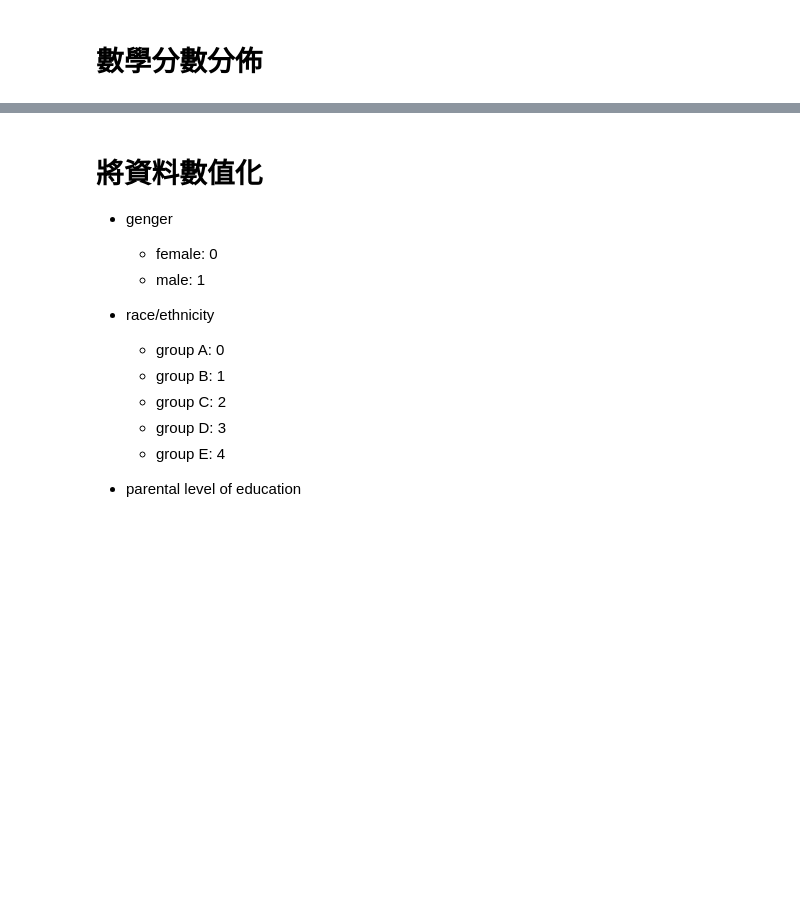
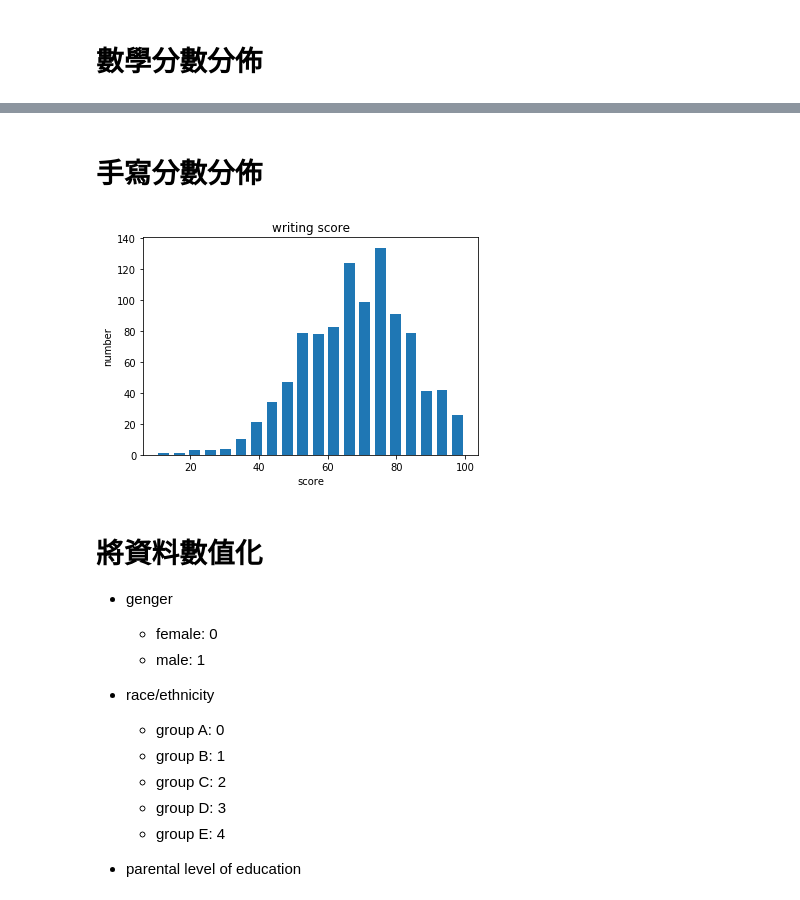
Before and after one commit to yuyingg0921/fda-hw, a Jupyter notebook: hw1/student_performance.ipynb, the cells around one changed output, grey strips where cells are left out. Cells and saved outputs as stored; diff of their text form; code cells hidden in the pictures; blank space fills up the shorter version.

```diff
--- a/hw1/student_performance.ipynb
+++ b/hw1/student_performance.ipynb
@@ -84,3 +97,13 @@ plt.show()
+# %% [markdown]
+# 手寫分數分佈
+# %%
+plt.hist(x=pd_data['writing score'], bins=20, rwidth=0.7)
+plt.title('writing score')
+plt.xlabel('score')
+plt.ylabel('number')
+plt.show()
+# %% [output]
+[figure, added]
 # %% [markdown]
 # 將資料數值化
 - genger
```
Also changed, not shown: parts of 5 cells of this notebook.
